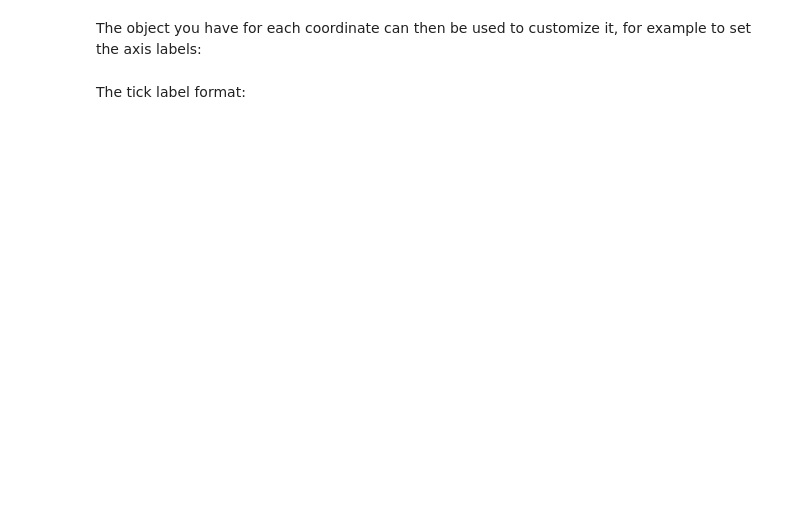
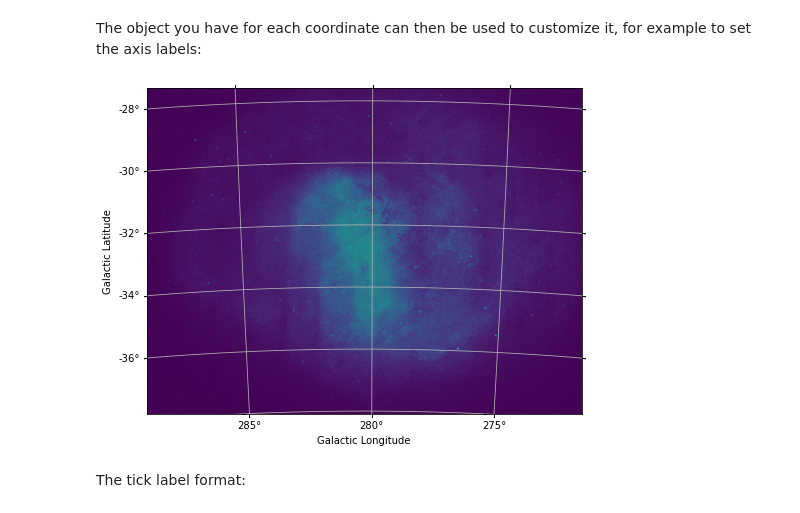
Before and after one commit to maria8ch/ASTR497, a Jupyter notebook: astropy_notebooks/08-wcsaxes.ipynb, the cells around one changed output. Cells and saved outputs as stored; diff of their text form; code cells hidden in the pictures; blank space fills up the shorter version.

```diff
--- a/astropy_notebooks/08-wcsaxes.ipynb
+++ b/astropy_notebooks/08-wcsaxes.ipynb
@@ -52,2 +72,5 @@ Once you have a plot initialized, you can access the ``ax.coords`` property whic
 # %% [markdown]
 or, in the case of common coordinate systems, by their name:
+# %%
+lon = ax.coords['glon']
+lat = ax.coords['glat']
@@ -54,4 +90,10 @@ or, in the case of common coordinate systems, by their name:
 # %% [markdown]
 The object you have for each coordinate can then be used to customize it, for example to set the axis labels:
+# %%
+lon.set_axislabel("Galactic Longitude")
+lat.set_axislabel("Galactic Latitude")
+ax.figure
+# %% [output]
+[figure, added]
 # %% [markdown]
 The tick label format:
```
Also changed, not shown: parts of 20 cells of this notebook.
